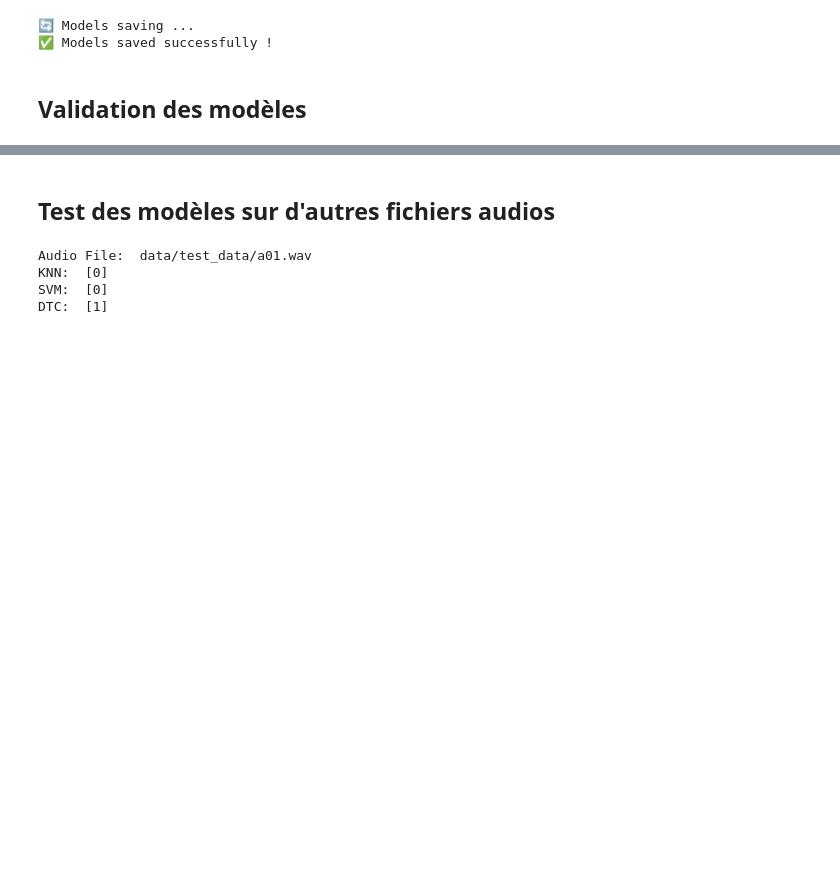
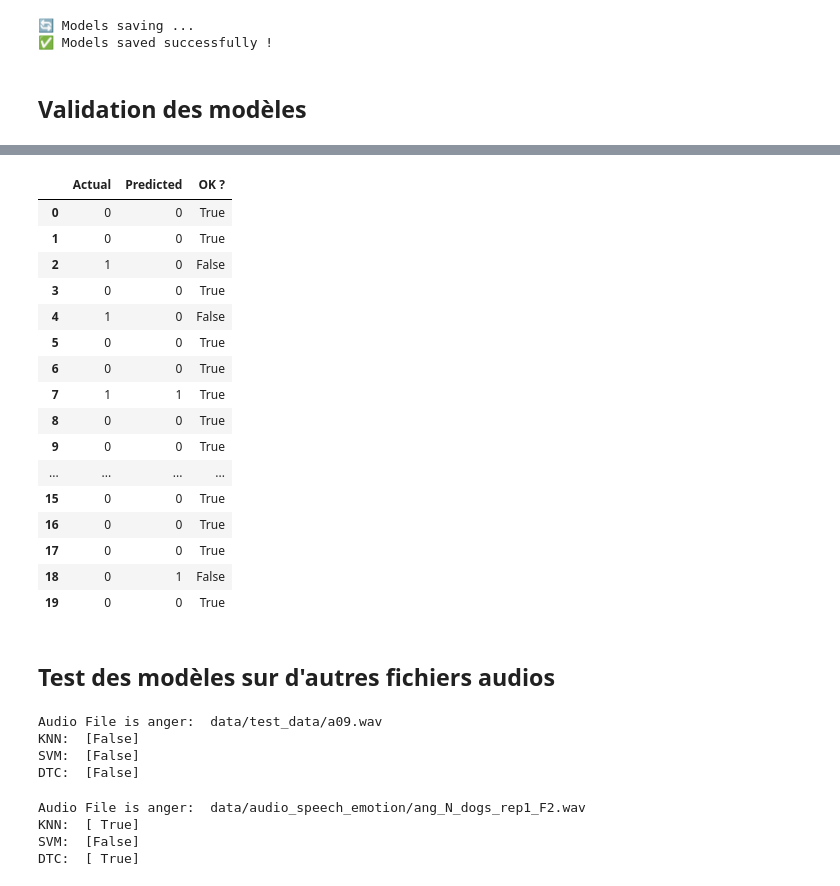
Before and after one commit to Anisoft17041997/SERAPP, a Jupyter notebook: ml/SERAPP__AGBONON_ADAGBEDJI.ipynb, the cells around one changed output, grey strips where cells are left out. Cells and saved outputs as stored; diff of their text form; code cells hidden in the pictures; blank space fills up the shorter version.

Commit message:
SERAPP - models enhance

```diff
--- a/ml/SERAPP__AGBONON_ADAGBEDJI.ipynb
+++ b/ml/SERAPP__AGBONON_ADAGBEDJI.ipynb
@@ -178,11 +181,14 @@ features.to_parquet('data/datasets/features.parquet', index=False)
 # %% [markdown]
 ### Définition des modèles
 # %%
-def train_model_knn(X_train, y_train, nb_neighbors=10):
-    model = KNeighborsClassifier(n_neighbors=nb_neighbors)
-    model.fit(X_train, y_train)
+def train_model_knn(X_train, y_train):
+    model = KNeighborsClassifier()
+    param_grid = {'n_neighbors': [1, 3, 5, 7, 9]}
+    grid_search = GridSearchCV(model, param_grid, cv=5)
+    grid_search.fit(X_train, y_train)
+    best_knn = grid_search.best_estimator_
 
-    return model
+    return best_knn
 
 def train_model_svc(X_train, y_train):
     model = SVC()
@@ -259,4 +265,4 @@ print("✅ Models saved successfully !")
 # %% [markdown]
 ## Validation des modèles
 # %%
-dtc_model.predict(X_valid)
+predictions = knn_model.predict(X_valid)
@@ -289,3 +283,24 @@ array([0, 0, 0, 0, 0, 0, 0, 0, 0, 0, 0, 0, 0, 0, 0, 1, 0, 0, 1, 0, 0, 0,
+# %%
+compare = pd.DataFrame({'Actual': y_valid, 'Predicted': predictions, 'OK ?': y_valid == predictions})
+compare.head(20)
+# %% [output]
+|  | Actual | Predicted | OK ? |
+| 0 | 0 | 0 | True |
+| 1 | 0 | 0 | True |
+| 2 | 1 | 0 | False |
+| 3 | 0 | 0 | True |
+| 4 | 1 | 0 | False |
+| 5 | 0 | 0 | True |
+| 6 | 0 | 0 | True |
+| 7 | 1 | 1 | True |
+| 8 | 0 | 0 | True |
+| 9 | 0 | 0 | True |
+| ... | ... | ... | ... |
+| 15 | 0 | 0 | True |
+| 16 | 0 | 0 | True |
+| 17 | 0 | 0 | True |
+| 18 | 0 | 1 | False |
+| 19 | 0 | 0 | True |
 # %% [markdown]
 ## Test des modèles sur d'autres fichiers audios
 # %%
@@ -315,8 +330,16 @@ def predict_emotion(audio_test_file):
 # %%
-audio_file = "data/test_data/a01.wav"
+audio_file = "data/test_data/a09.wav"
 predict_emotion(audio_file)
 # %% [output]
-Audio File:  data/test_data/a01.wav
-KNN:  [0]
-SVM:  [0]
-DTC:  [1]
+Audio File is anger:  data/test_data/a09.wav
+KNN:  [False]
+SVM:  [False]
+DTC:  [False]
+# %%
+audio_file = "data/audio_speech_emotion/ang_N_dogs_rep1_F2.wav"
+predict_emotion(audio_file)
+# %% [output]
+Audio File is anger:  data/audio_speech_emotion/ang_N_dogs_rep1_F2.wav
+KNN:  [ True]
+SVM:  [False]
+DTC:  [ True]
```
Also changed, not shown: parts of 12 cells of this notebook, 4 other files.
